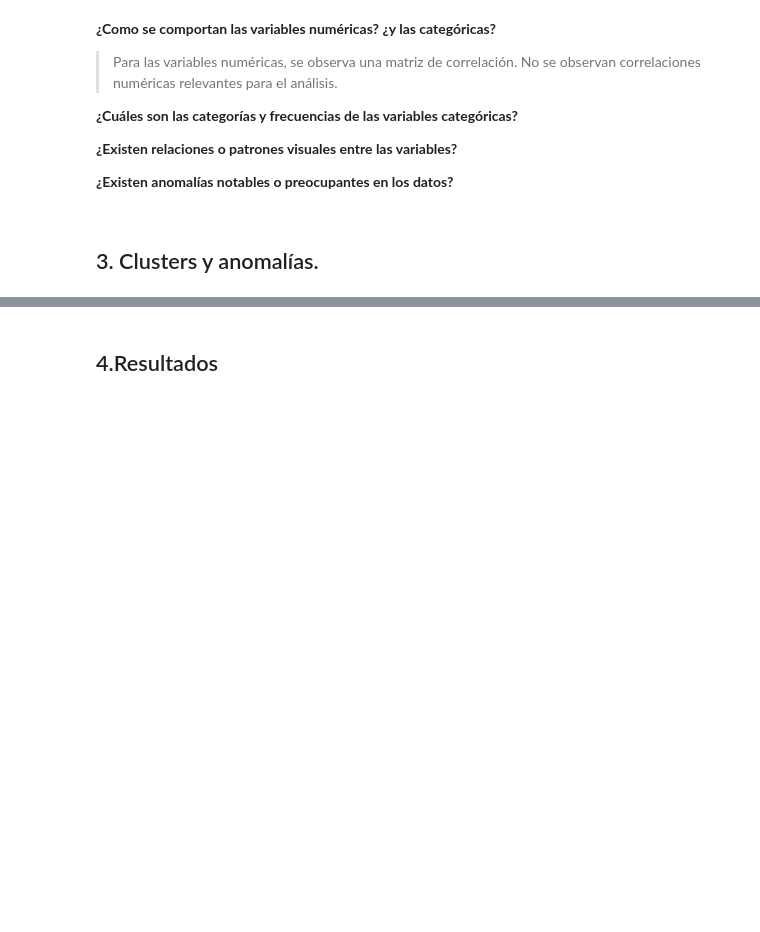
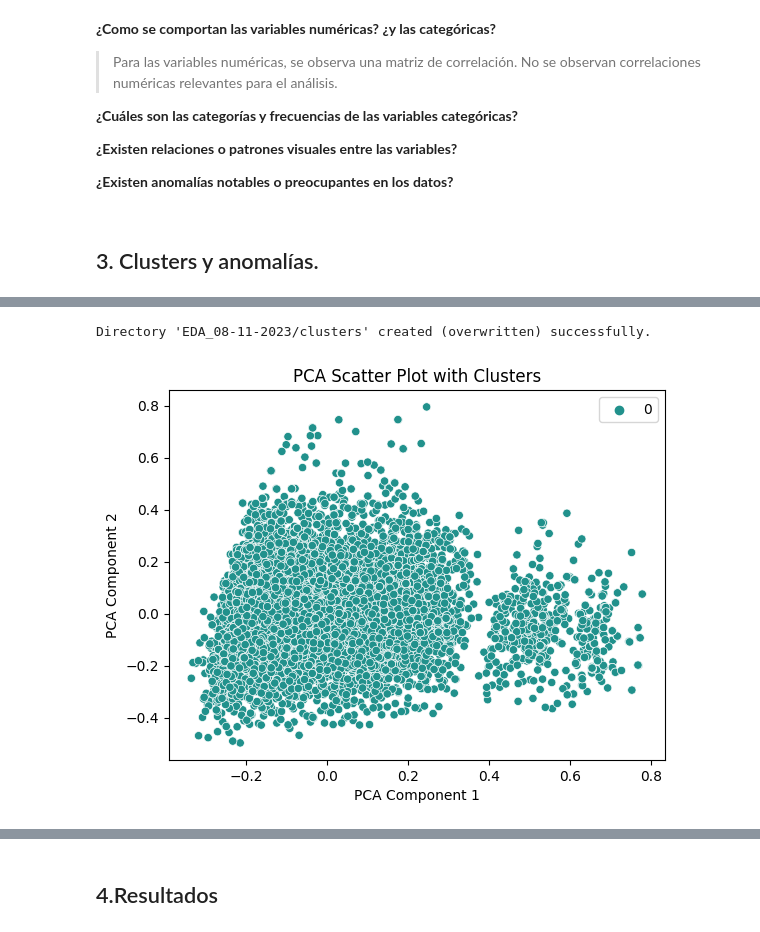
Before and after one commit to HexaPulsar/LabMDS, a Jupyter notebook: Proyecto_1/NUEVO_Proyecto_enunciado.ipynb, the cells around one changed output, grey strips where cells are left out. Cells and saved outputs as stored; diff of their text form; code cells hidden in the pictures; blank space fills up the shorter version.

```diff
--- a/Proyecto_1/NUEVO_Proyecto_enunciado.ipynb
+++ b/Proyecto_1/NUEVO_Proyecto_enunciado.ipynb
@@ -942,6 +945,9 @@ NameError: ignored
 # %%
-dbscan = DBSCAN(eps=0.2, min_samples=10)
+dbscan = DBSCAN(eps=0.7, min_samples=20)
 test_class.make_clusters(dbscan)
+# %% [output]
+Directory 'EDA_08-11-2023/clusters' created (overwritten) successfully.
+[figure, added]
 # %%
 agg= AgglomerativeClustering()
 test_class.make_clusters(agg)
```
Also changed, not shown: parts of 15 cells of this notebook.
